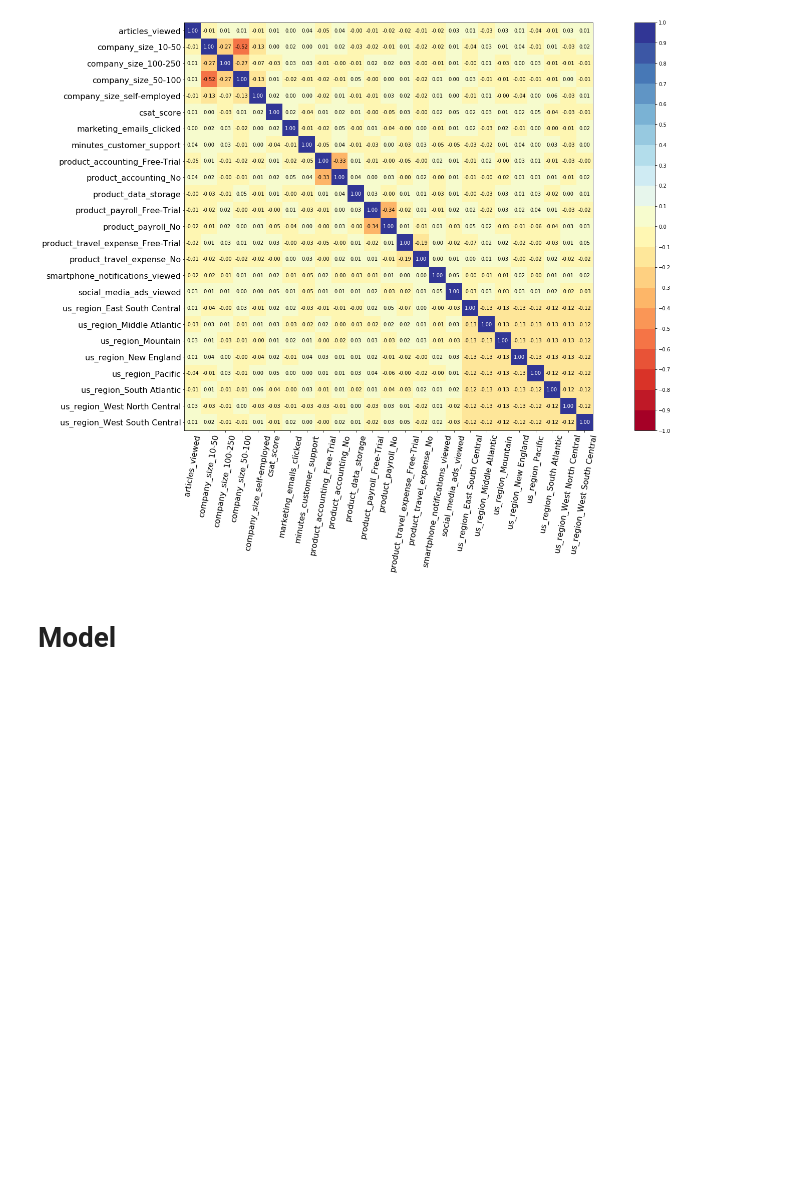
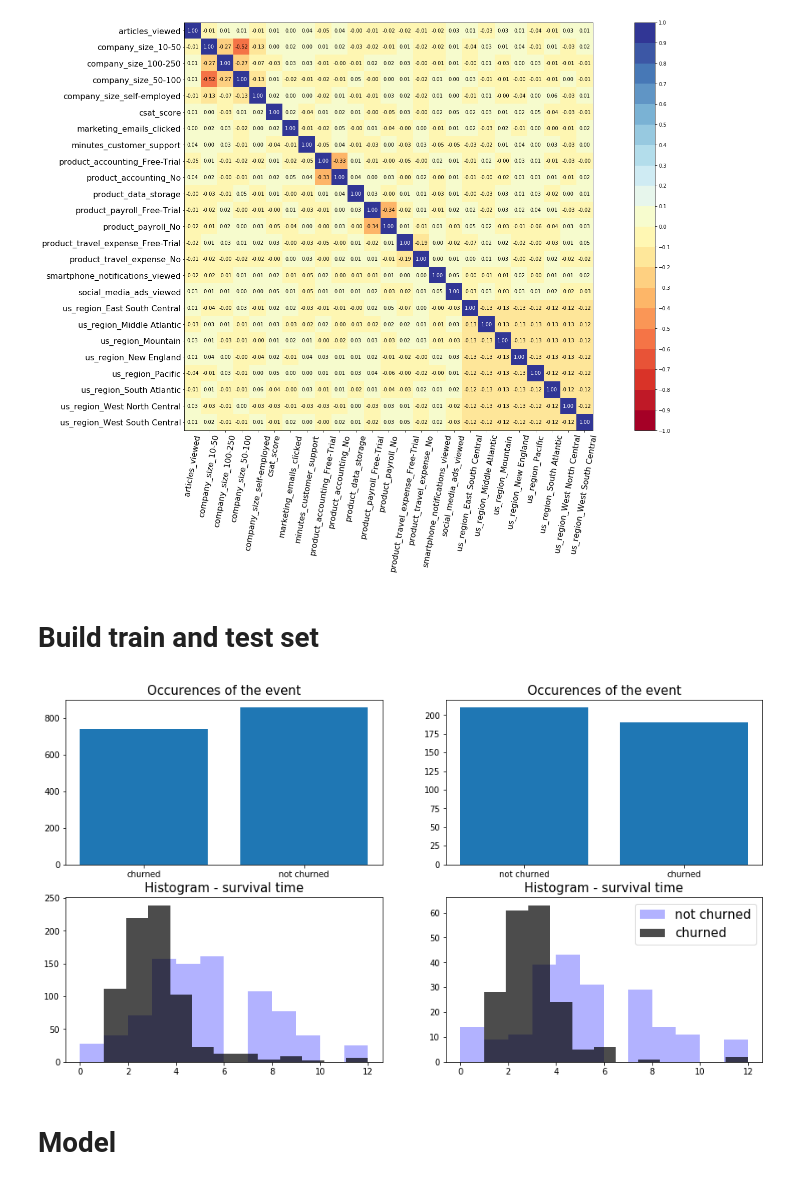
Before and after one commit to akondas/ml-notebooks, a Jupyter notebook: churn_prediction.ipynb, the cells around one changed output. Saved outputs shown, nothing was run; the diff lists cells and outputs as text; code cells hidden in the pictures; blank space fills up the shorter version.

Commit message:
Visualize test and train dataset

```diff
--- a/churn_prediction.ipynb
+++ b/churn_prediction.ipynb
@@ -148,3 +138,54 @@ E_train, E_test = data_train[event_column], data_test[event_column]
+# %% [markdown]
+# Build train and test set
+# %%
+from sklearn.model_selection import train_test_split
+index_train, index_test = train_test_split( range(N), test_size = 0.2, shuffle=True)
+data_train = dataset.loc[index_train].reset_index( drop = True )
+data_test  = dataset.loc[index_test].reset_index( drop = True )
+
+# Creating the X, T and E inputs
+X_train, X_test = data_train[features], data_test[features]
+T_train, T_test = data_train[time_column], data_test[time_column]
+E_train, E_test = data_train[event_column], data_test[event_column]
+
+fig, ((ax1, ax2)) = plt.subplots(2, 2,  figsize=(15, 8))
+
+data = Counter(E_train.replace({0:'not churned', 1:'churned'}))
+counts = list(data.values())
+idx = range(len(counts))
+
+ax1[0].bar(idx, counts)
+ax1[0].set_xticks(idx)
+ax1[0].set_xticklabels(list(data.keys()))
+ax1[0].set_title( 'Occurences of the event', fontsize=15)
+
+data = Counter(E_test.replace({0:'not churned', 1:'churned'}))
+counts = list(data.values())
+idx = range(len(counts))
+
+ax1[1].bar(idx, counts)
+ax1[1].set_xticks(idx)
+ax1[1].set_xticklabels(list(data.keys()))
+ax1[1].set_title( 'Occurences of the event', fontsize=15)
+
+time_0 = T_train.loc[E_train == 0]
+ax2[0].hist(time_0, bins=12, alpha=0.3, color='blue', label = 'not churned')
+
+time_1 = T_train.loc[E_train == 1]
+ax2[0].hist(time_1, bins=12, alpha=0.7, color='black', label = 'churned')
+ax2[0].set_title( 'Histogram - survival time', fontsize=15)
+
+time_0 = T_test.loc[E_test == 0]
+ax2[1].hist(time_0, bins=12, alpha=0.3, color='blue', label = 'not churned')
+
+time_1 = T_test.loc[E_test == 1]
+ax2[1].hist(time_1, bins=12, alpha=0.7, color='black', label = 'churned')
+ax2[1].set_title( 'Histogram - survival time', fontsize=15)
+
+plt.legend(fontsize=15)
+plt.show()
+# %% [output]
+[figure, added]
 # %% [markdown]
 # Model
 # %%
```
Also changed, not shown: parts of 1 cell of this notebook.
